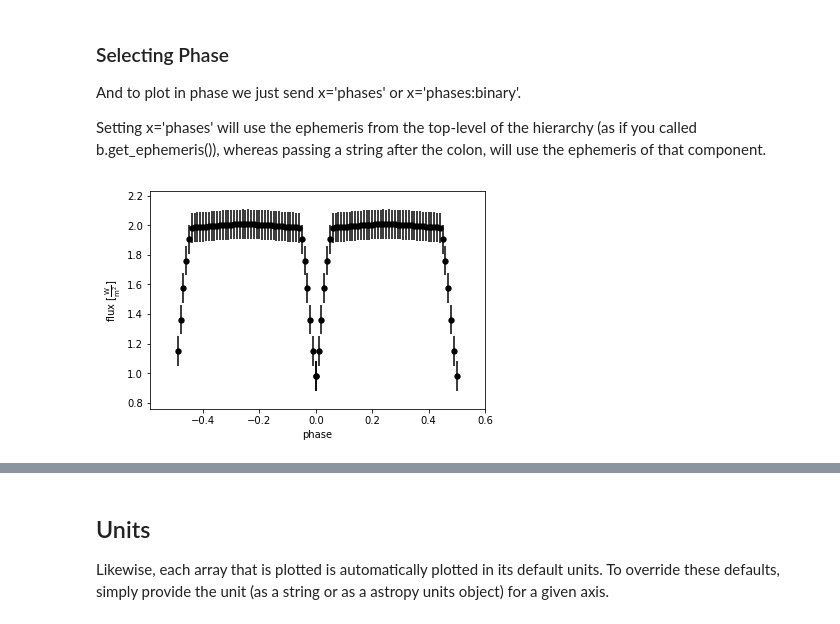
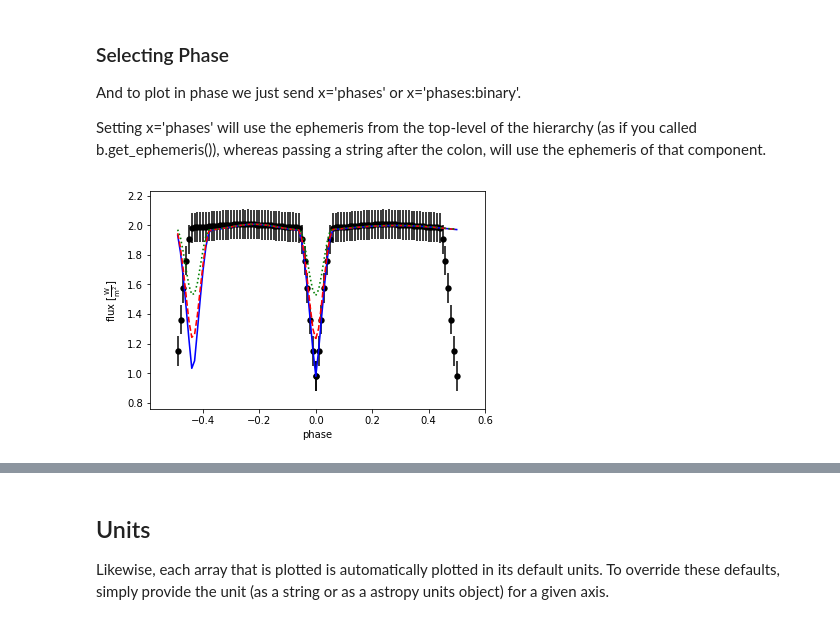
Before and after one commit to phoebe-project/phoebe2-docs, a Jupyter notebook: tutorials/plotting.ipynb, the cells around one changed output, grey strips where cells are left out. Drawn from its saved outputs; the diff is of its cells as text; code cells hidden in the pictures.

Commit message:
update plotting tutorials and API docs to explain i argument
as well as new defaults

```diff
--- a/tutorials/plotting.ipynb
+++ b/tutorials/plotting.ipynb
@@ -172,6 +172,6 @@ Setting x='phases' will use the ephemeris from the top-level of the hierarchy
 (as if you called b.get_ephemeris()), whereas passing a string after the colon,
 will use the ephemeris of that component.
 # %%
-afig, mplfig = b['lc01@dataset'].plot(x='phases', z=0, show=True)
+afig, mplfig = b.plot(dataset='lc01', x='phases', z=0, show=True)
 # %% [output]
-[figure, old version]
+[figure, new version]
```
Also changed, not shown: parts of 9 cells of this notebook, 2 other files.
